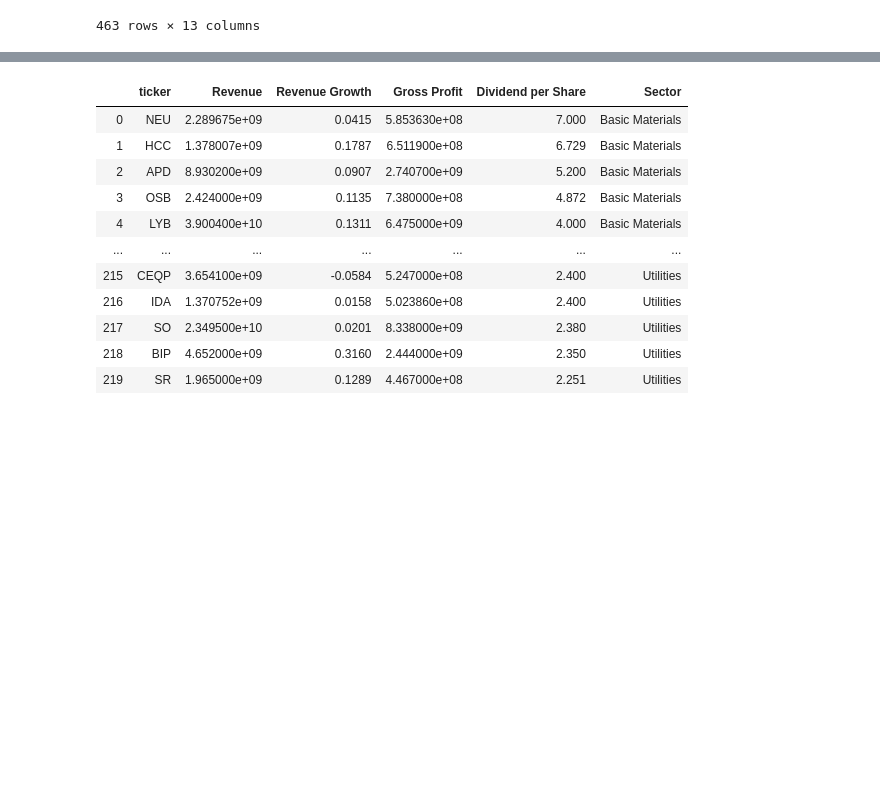
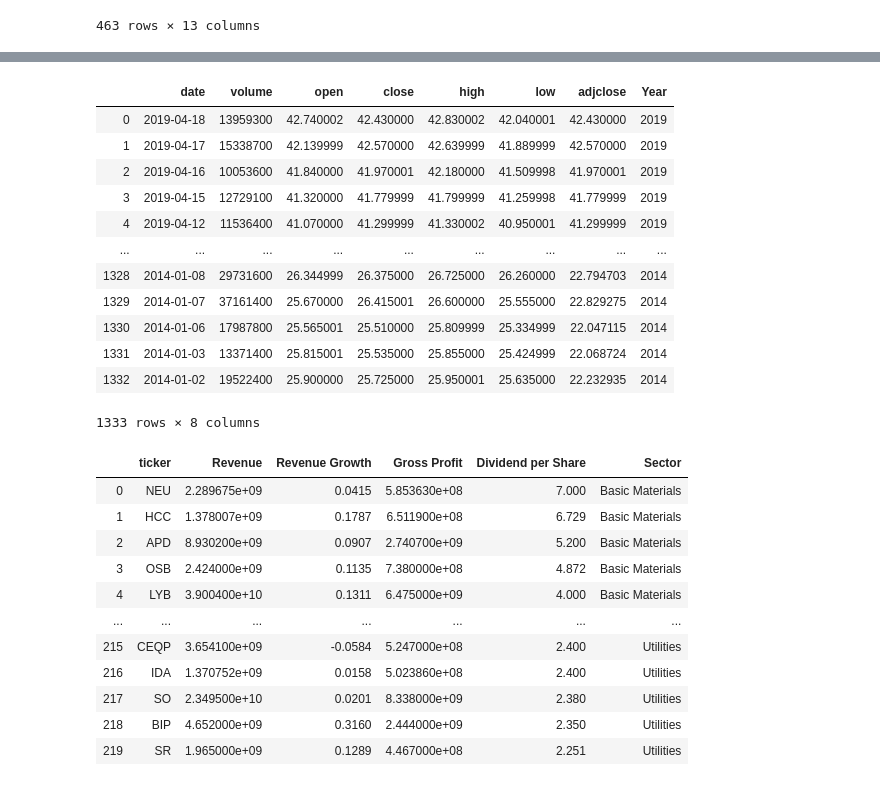
Before and after one commit to sgk2004/S-and-P-500-Data-Visualization-Dashboard, a Jupyter notebook: ETL/data_etl.ipynb, the cells around one changed output, grey strips where cells are left out. Drawn from its saved outputs; the diff is of its cells as text; code cells hidden in the pictures; blank space fills up the shorter version.

```diff
--- a/ETL/data_etl.ipynb
+++ b/ETL/data_etl.ipynb
@@ -347,3 +303,19 @@ big_data
+# %%
+df1
+# %% [output]
+|  | date | volume | open | close | high | low | adjclose | Year |
+| 0 | 2019-04-18 | 13959300 | 42.740002 | 42.430000 | 42.830002 | 42.040001 | 42.430000 | 2019 |
+| 1 | 2019-04-17 | 15338700 | 42.139999 | 42.570000 | 42.639999 | 41.889999 | 42.570000 | 2019 |
+| 2 | 2019-04-16 | 10053600 | 41.840000 | 41.970001 | 42.180000 | 41.509998 | 41.970001 | 2019 |
+| 3 | 2019-04-15 | 12729100 | 41.320000 | 41.779999 | 41.799999 | 41.259998 | 41.779999 | 2019 |
+| 4 | 2019-04-12 | 11536400 | 41.070000 | 41.299999 | 41.330002 | 40.950001 | 41.299999 | 2019 |
+| ... | ... | ... | ... | ... | ... | ... | ... | ... |
+| 1328 | 2014-01-08 | 29731600 | 26.344999 | 26.375000 | 26.725000 | 26.260000 | 22.794703 | 2014 |
+| 1329 | 2014-01-07 | 37161400 | 25.670000 | 26.415001 | 26.600000 | 25.555000 | 22.829275 | 2014 |
+| 1330 | 2014-01-06 | 17987800 | 25.565001 | 25.510000 | 25.809999 | 25.334999 | 22.047115 | 2014 |
+| 1331 | 2014-01-03 | 13371400 | 25.815001 | 25.535000 | 25.855000 | 25.424999 | 22.068724 | 2014 |
+| 1332 | 2014-01-02 | 19522400 | 25.900000 | 25.725000 | 25.950001 | 25.635000 | 22.232935 | 2014 |
+1333 rows × 8 columns
 # %%
 big_data=big_data.rename(columns={'Unnamed: 0': 'ticker'})
 # %%
```
Also changed, not shown: parts of 15 cells of this notebook.
